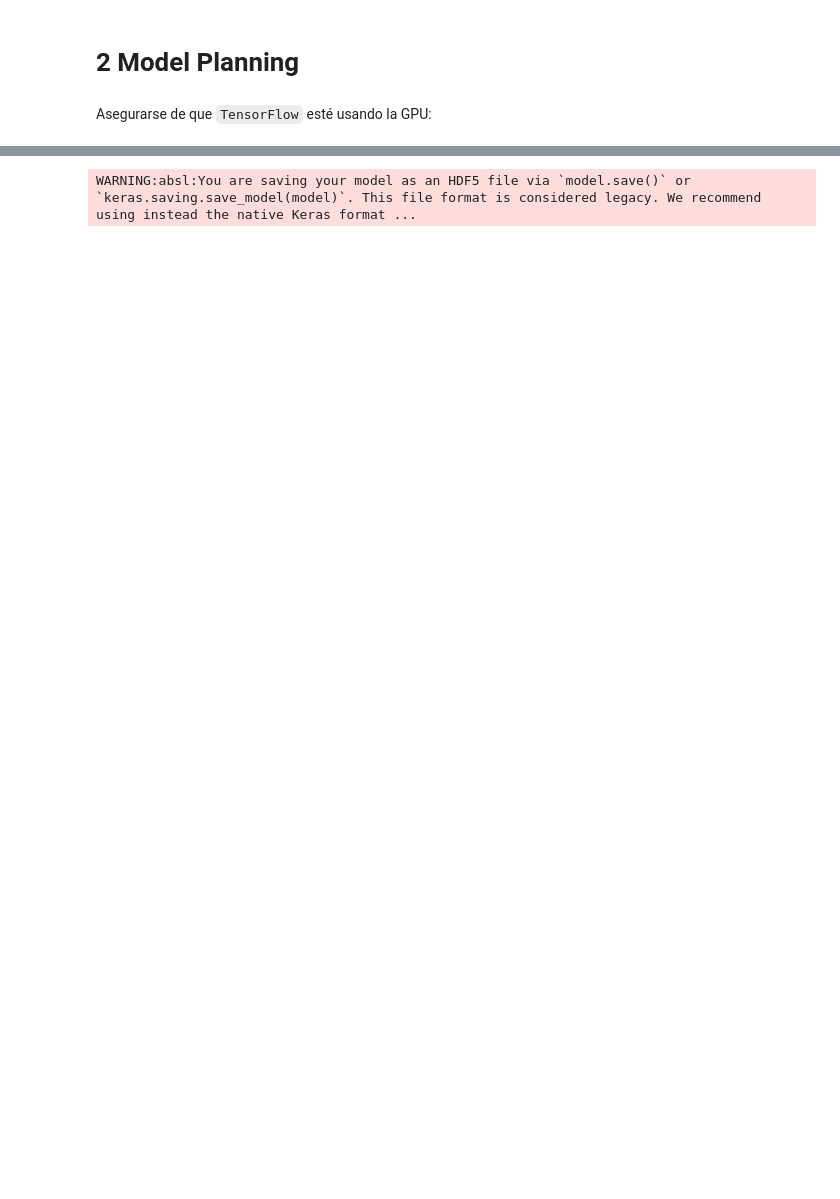
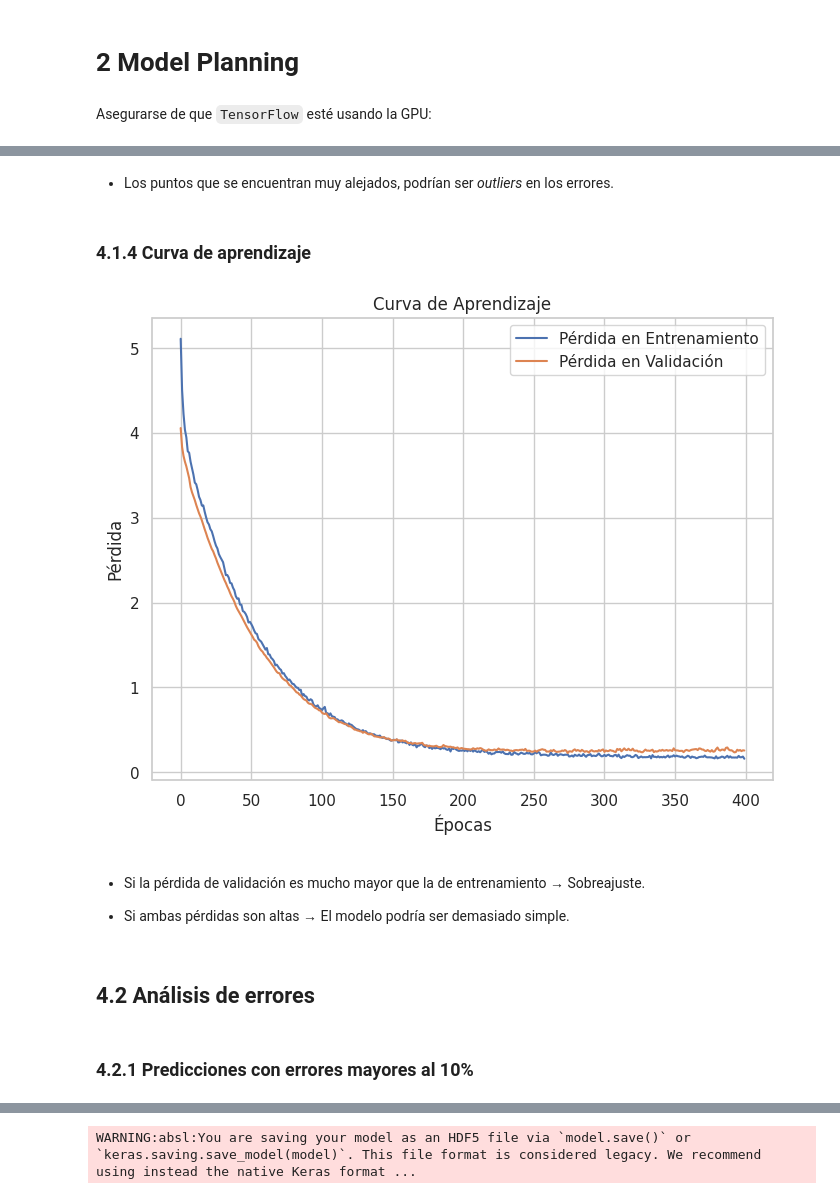
Before and after one commit to alejandrorod-tajamar/HousingPricesPrediction, a Jupyter notebook: Housing.ipynb, the cells around one changed output, grey strips where cells are left out. Saved outputs shown, nothing was run; the diff lists cells and outputs as text; code cells hidden in the pictures; blank space fills up the shorter version.

```diff
--- a/Housing.ipynb
+++ b/Housing.ipynb
@@ -684,0 +703,23 @@ R² Mi Modelo: 0.7144
+# %% [markdown]
+- Los puntos que se encuentran muy alejados, podrían ser _outliers_ en los errores.
+# %% [markdown]
+### 4.1.4 Curva de aprendizaje
+# %%
+plt.figure(figsize=(8,6))
+plt.plot(history.history['loss'], label='Pérdida en Entrenamiento')
+plt.plot(history.history['val_loss'], label='Pérdida en Validación')
+plt.xlabel("Épocas")
+plt.ylabel("Pérdida")
+plt.title("Curva de Aprendizaje")
+plt.legend()
+plt.show()
+# %% [output]
+[figure, added]
+# %% [markdown]
+- Si la pérdida de validación es mucho mayor que la de entrenamiento → Sobreajuste.
+
+- Si ambas pérdidas son altas → El modelo podría ser demasiado simple.
+# %% [markdown]
+## 4.2 Análisis de errores
+# %% [markdown]
+### 4.2.1 Predicciones con errores mayores al 10%
```
Also changed, not shown: parts of 44 cells of this notebook, 3 other files.
